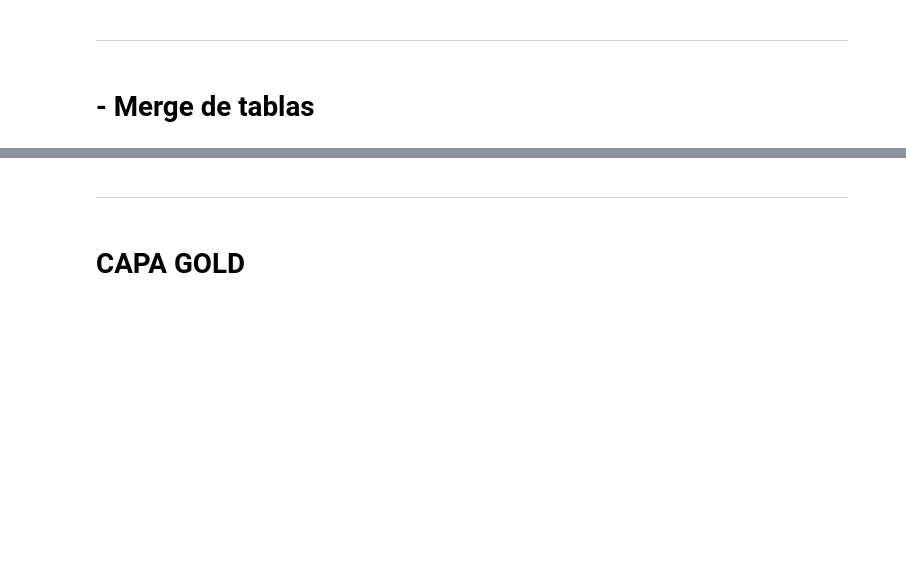
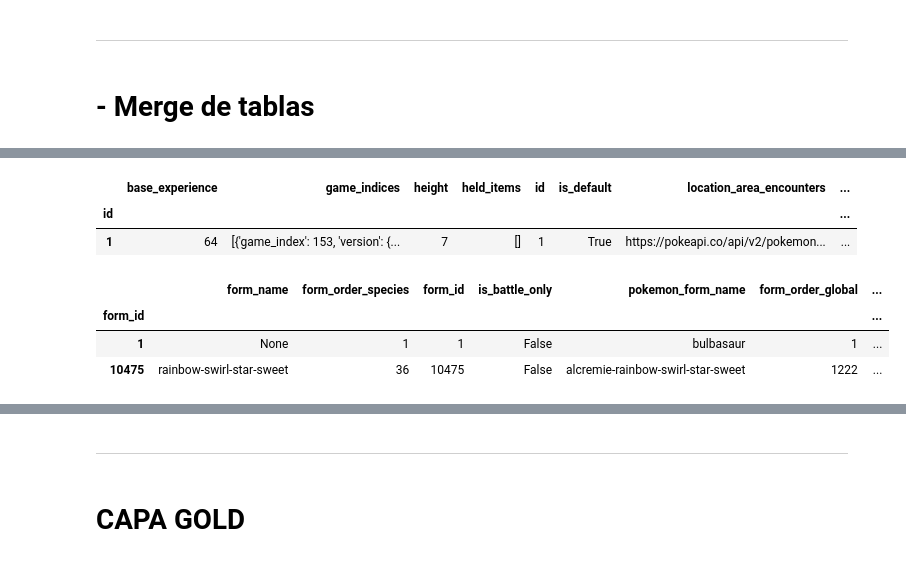
Before and after one commit to ansmartin/cidaen-tfm-streamlit, a Jupyter notebook: etl/ETL_notebook.ipynb, the cells around one changed output, grey strips where cells are left out. Cells and saved outputs as stored; diff of their text form; code cells hidden in the pictures; blank space fills up the shorter version.

```diff
--- a/etl/ETL_notebook.ipynb
+++ b/etl/ETL_notebook.ipynb
@@ -856,3 +790,5 @@ df_form_clean.to_parquet('./silver/pokemon-form.parquet')
+# %%
+df_form_clean = pd.read_parquet(f'./{silver}/backup/pokemon-form.parquet')
 # %%
 df_form_clean.info()
 # %% [output]
@@ -1107,0 +826,9 @@ df_merge.loc[n:n+50, ['pokemon_name','color_name']]
+# %%
+species_columns = [
+    'species_name',
+    'has_gender_differences',
+    'is_mythical', 'is_legendary', 'is_sublegendary', 'is_powerhouse', #'is_baby',
+    'evolves_from_species_name',
+    'has_mega', 'has_gmax', #'has_regional',
+    'species_id', 'species_name_en' #, 'genus'
+]
@@ -1107,0 +875,11 @@ df_merge.loc[n:n+50, ['pokemon_name','color_name']]
+# %%
+# arreglar merge
+df_merge.loc[ df_merge.is_mega, ['has_mega','has_gmax'] ] = False
+df_merge.loc[ df_merge.is_gmax, ['has_mega','has_gmax'] ] = False
+
+#df_merge.loc[ ~df_merge.is_default, 'has_regional' ] = False
+
+df_merge.loc[ df_merge.is_mega, 'has_gender_differences' ] = False
+df_merge.loc[ df_merge.is_gmax, 'has_gender_differences' ] = False
+
+df_merge.loc[ df_merge.is_powerhouse & (df_merge.is_totem | df_merge.is_mega | df_merge.is_gmax) , 'is_powerhouse' ] = False
@@ -1143,0 +913,34 @@ df_full.to_parquet('./silver/merged.parquet')
+# %%
+df_merge.head(1)
+# %% [output]
+|  | base_experience | game_indices | height | held_items | id | is_default | location_area_encounters | ... |
+| id |  |  |  |  |  |  |  | ... |
+| 1 | 64 | [{'game_index': 153, 'version': {... | 7 | [] | 1 | True | https://pokeapi.co/api/v2/pokemon... | ... |
+# %%
+df_full = (
+    df_form_clean
+    .merge(
+        df_merge,
+        on='pokemon_name', how='left'
+    )
+    .sort_values(by='form_id')
+    .set_index('form_id', drop=False)
+)
+
+# sprites
+lista_formas = df_merge[df_merge.forms_list.apply(len)>1].forms_list.apply(lambda values: values[1:]).explode().to_list()
+lista_indices = [ df_full.loc[df_full[df_full.pokemon_form_name==x].index].index for x in lista_formas ]
+lista_ids = [ int(x[0]) for x in lista_indices if len(x)>0 ]
+for x in lista_ids:
+    df_full.at[x, 'sprite_default'] = df_full.at[x, 'sprite_form']
+
+# is_default
+df_full.loc[0:9999, 'is_default'] = True
+df_full.loc[10000:, 'is_default'] = False
+# %%
+df_full.iloc[[0,-1]]
+# %% [output]
+|  | form_name | form_order_species | form_id | is_battle_only | pokemon_form_name | form_order_global | ... |
+| form_id |  |  |  |  |  |  | ... |
+| 1 | None | 1 | 1 | False | bulbasaur | 1 | ... |
+| 10475 | rainbow-swirl-star-sweet | 36 | 10475 | False | alcremie-rainbow-swirl-star-sweet | 1222 | ... |
```
Also changed, not shown: parts of 70 cells of this notebook, 1 other file.
